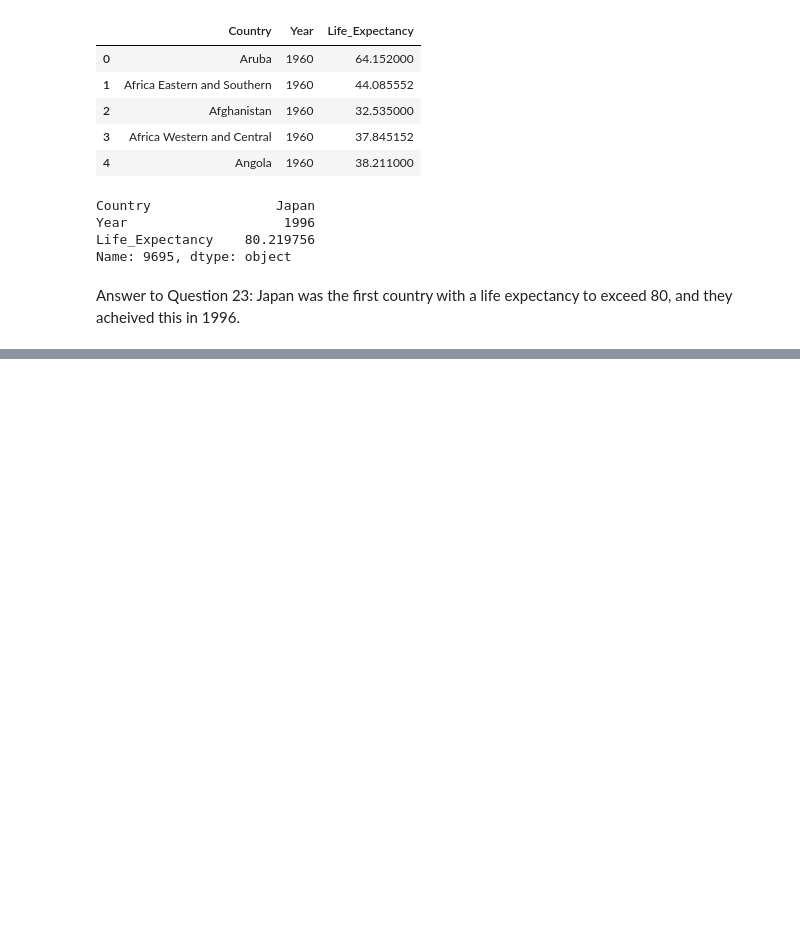
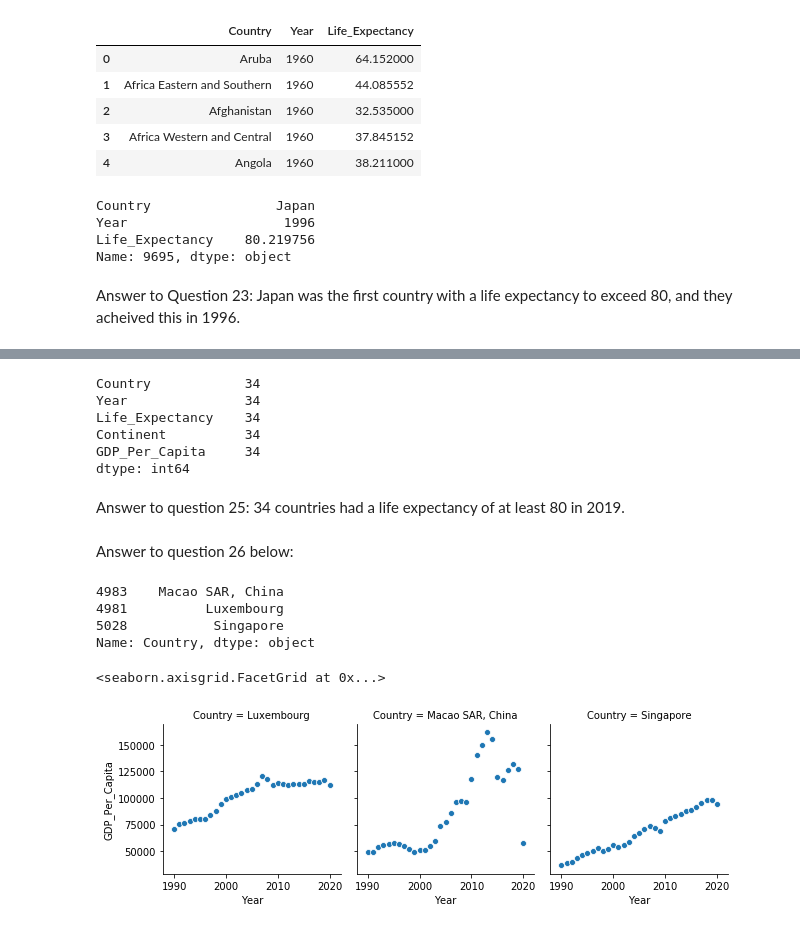
Before and after one commit to ballir27/un-exploration, a Jupyter notebook: Notebooks/UN_Data_Exploration.ipynb, the cells around one changed output, grey strips where cells are left out. Drawn from its saved outputs; the diff is of its cells as text; code cells hidden in the pictures; blank space fills up the shorter version.

Commit message:
UN Data Project - Through Q26

```diff
--- a/Notebooks/UN_Data_Exploration.ipynb
+++ b/Notebooks/UN_Data_Exploration.ipynb
@@ -274,0 +262,20 @@ ValueError: You are trying to merge on object and int64 columns. If you wish to
+# %%
+'''
+Lots of difficulties merging gdp_df and life_expectancy because 'Year' is an int in gdp_df but a string in life_expectancy.
+'Year' is a string in life_expectancy because of rows that contain 'Unnamed:67'.
+This is addressed in the rows below, where I:
+1) check the data types in both data frames
+2) delete rows in life_expectancy's year column that contain 'Unnamed: 67'
+3) convert the remainder of that column to an int
+4) check that it was actually converted to an int.
+'''
+print(type(gdp_df['Year'].iloc[0]))
+print(type(life_expectancy['Year'].iloc[0]))
+life_expectancy=life_expectancy[life_expectancy.Year != 'Unnamed: 67']
+life_expectancy['Year']=life_expectancy['Year'].astype(np.int64)
+print(type(life_expectancy['Year'].iloc[0]))
+#This line ends the aformentioned conversion of life_expectancy's year column from string to int.
+
+gdp_le = life_expectancy.merge(gdp_df,how='inner',on=["Country","Year"])
+print(gdp_le.head())
+print(gdp_le.tail())
@@ -274,0 +298,28 @@ ValueError: You are trying to merge on object and int64 columns. If you wish to
+# %%
+gdp_le_2019=gdp_le[gdp_le.Year == 2019]
+print(gdp_le_2019[gdp_le_2019['Life_Expectancy']>=80].count())
+# %% [output]
+Country            34
+Year               34
+Life_Expectancy    34
+Continent          34
+GDP_Per_Capita     34
+dtype: int64
+# %% [markdown]
+Answer to question 25:
+34 countries had a life expectancy of at least 80 in 2019.
+# %% [markdown]
+Answer to question 26 below:
+# %%
+gdp_le_2019 = gdp_le_2019.sort_values('GDP_Per_Capita',ascending=False)
+print(gdp_le_2019['Country'][0:3])
+#print(gdp_le[(gdp_le['Country'] == 'Macao SAR, China') | (gdp_le['Country'] == 'Luxembourg') | (gdp_le['Country'] == 'Singapore')])
+facetload = sns.FacetGrid(data=gdp_le[(gdp_le['Country'] == 'Macao SAR, China') | (gdp_le['Country'] == 'Luxembourg') | (gdp_le['Country'] == 'Singapore')], col = 'Country')
+facetload.map(sns.scatterplot, 'Year','GDP_Per_Capita')
+# %% [output]
+4983    Macao SAR, China
+4981          Luxembourg
+5028           Singapore
+Name: Country, dtype: object
+<seaborn.axisgrid.FacetGrid at 0x...>
+[figure, added]
```
Also changed, not shown: parts of 3 cells of this notebook.
